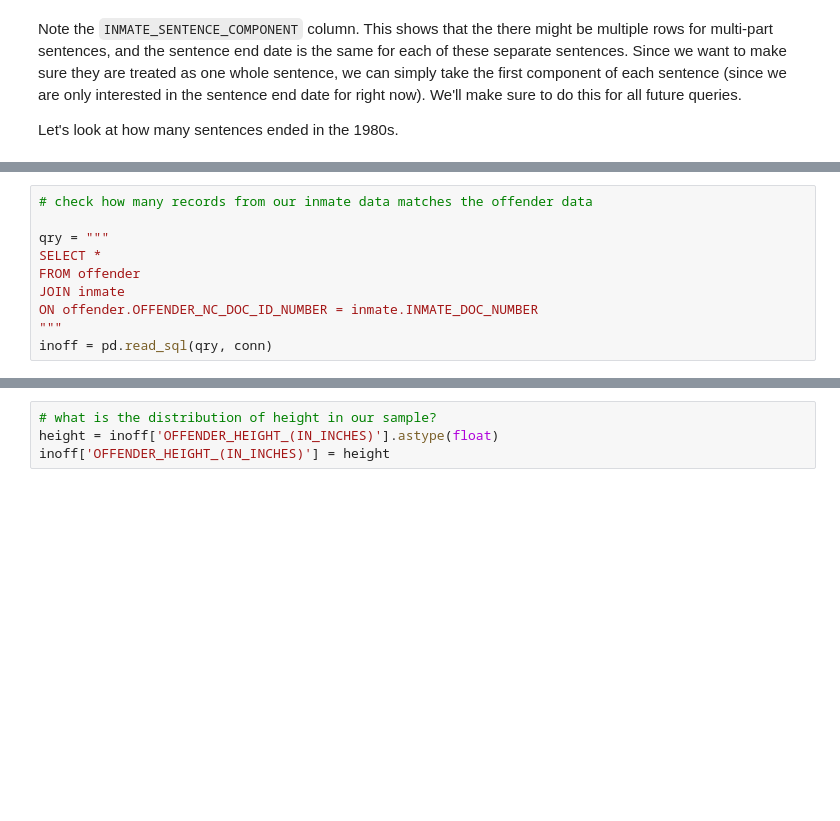
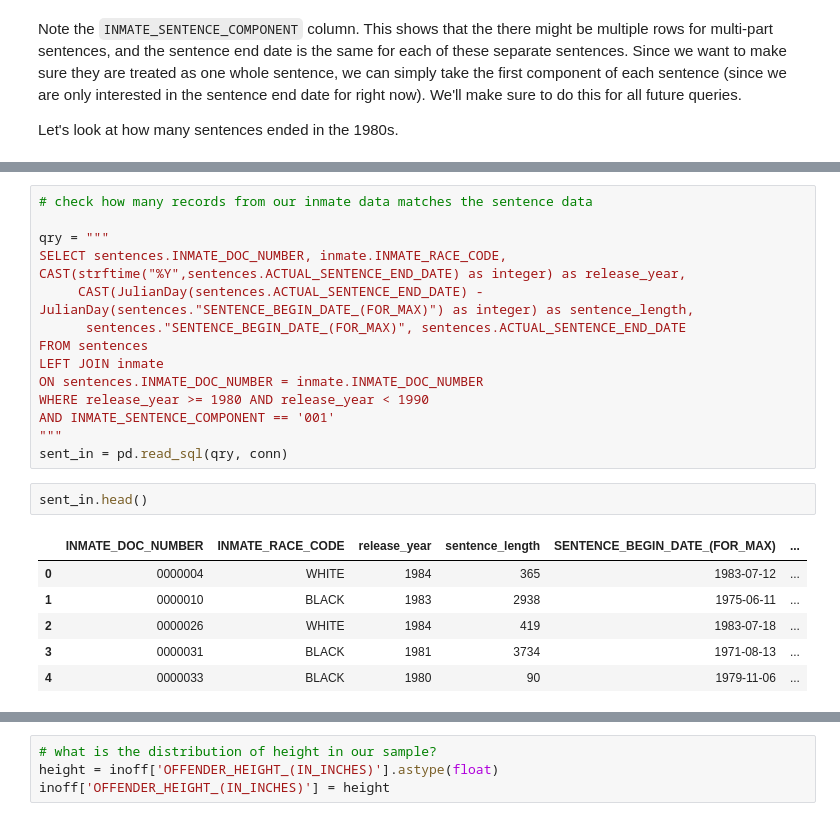
Before and after one commit to Coleridge-Initiative/bdss-notebooks, a Jupyter notebook: 02_2_Dataset_Exploration.ipynb, the cells around one changed output, grey strips where cells are left out. Drawn from its saved outputs; the diff is of its cells as text; blank space fills up the shorter version.

```diff
--- a/02_2_Dataset_Exploration.ipynb
+++ b/02_2_Dataset_Exploration.ipynb
@@ -254,10 +356,23 @@ df.describe(include='all')
 # %%
-# check how many records from our inmate data matches the offender data
+# check how many records from our inmate data matches the sentence data
 
 qry = """
-SELECT *
-FROM offender
-JOIN inmate
-ON offender.OFFENDER_NC_DOC_ID_NUMBER = inmate.INMATE_DOC_NUMBER
+SELECT sentences.INMATE_DOC_NUMBER, inmate.INMATE_RACE_CODE, CAST(strftime("%Y",sentences.ACTUAL_SENTENCE_END_DATE) as integer) as release_year,
+     CAST(JulianDay(sentences.ACTUAL_SENTENCE_END_DATE) - JulianDay(sentences."SENTENCE_BEGIN_DATE_(FOR_MAX)") as integer) as sentence_length,
+      sentences."SENTENCE_BEGIN_DATE_(FOR_MAX)", sentences.ACTUAL_SENTENCE_END_DATE
+FROM sentences
+LEFT JOIN inmate
+ON sentences.INMATE_DOC_NUMBER = inmate.INMATE_DOC_NUMBER
+WHERE release_year >= 1980 AND release_year < 1990
+AND INMATE_SENTENCE_COMPONENT == '001'
 """
-inoff = pd.read_sql(qry, conn)
+sent_in = pd.read_sql(qry, conn)
+# %%
+sent_in.head()
+# %% [output]
+|  | INMATE_DOC_NUMBER | INMATE_RACE_CODE | release_year | sentence_length | SENTENCE_BEGIN_DATE_(FOR_MAX) | ... |
+| 0 | 0000004 | WHITE | 1984 | 365 | 1983-07-12 | ... |
+| 1 | 0000010 | BLACK | 1983 | 2938 | 1975-06-11 | ... |
+| 2 | 0000026 | WHITE | 1984 | 419 | 1983-07-18 | ... |
+| 3 | 0000031 | BLACK | 1981 | 3734 | 1971-08-13 | ... |
+| 4 | 0000033 | BLACK | 1980 | 90 | 1979-11-06 | ... |
```
Also changed, not shown: parts of 23 cells of this notebook, 1 other file.
